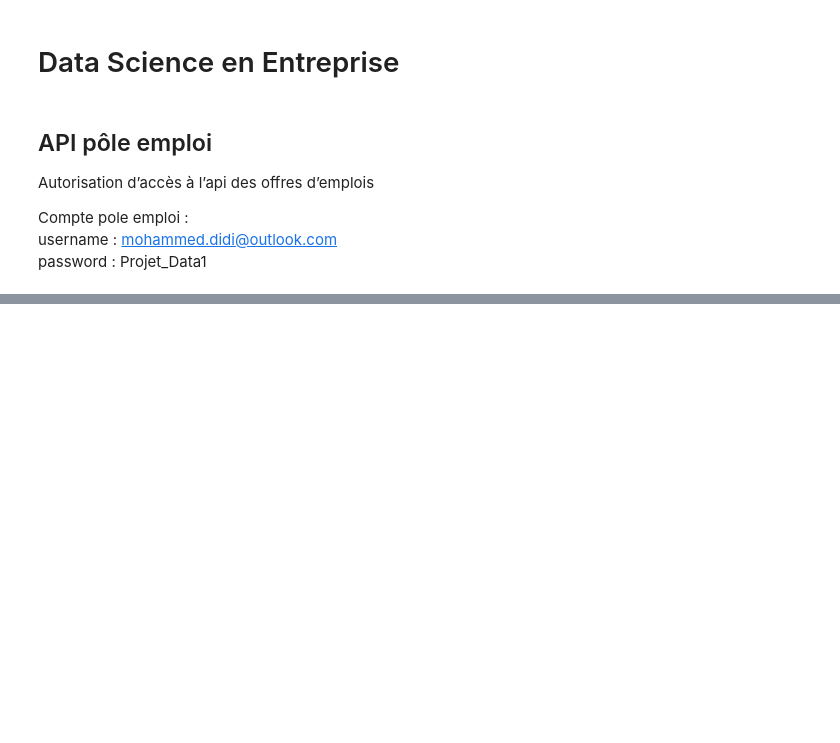
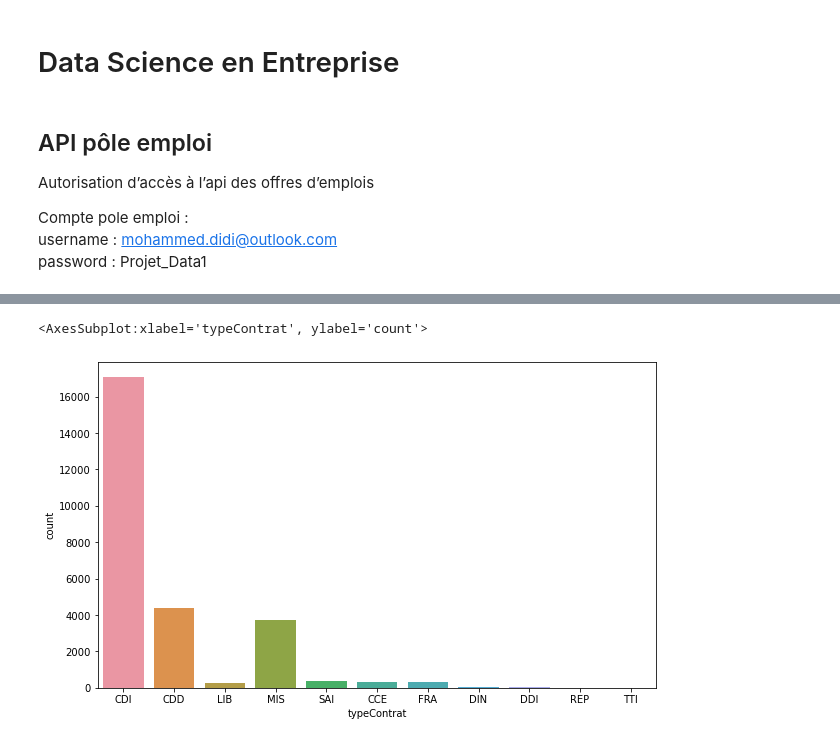
Before and after one commit to DlDI/Data_Pole_Emploi, a Jupyter notebook: notebooks/main.ipynb, the cells around one changed output, grey strips where cells are left out. Cells and saved outputs as stored; diff of their text form; code cells hidden in the pictures; blank space fills up the shorter version.

```diff
--- a/notebooks/main.ipynb
+++ b/notebooks/main.ipynb
@@ -259,0 +291,10 @@ print(concatenated_df)
+# %%
+# all type of contract values
+concatenated_df['typeContrat'].value_counts()
+
+# plot the distribution of the 'typeContrat' column
+plt.figure(figsize=(10, 6))
+sns.countplot(data=concatenated_df, x='typeContrat')
+# %% [output]
+<AxesSubplot:xlabel='typeContrat', ylabel='count'>
+[figure, added]
```
Also changed, not shown: parts of 13 cells of this notebook.
